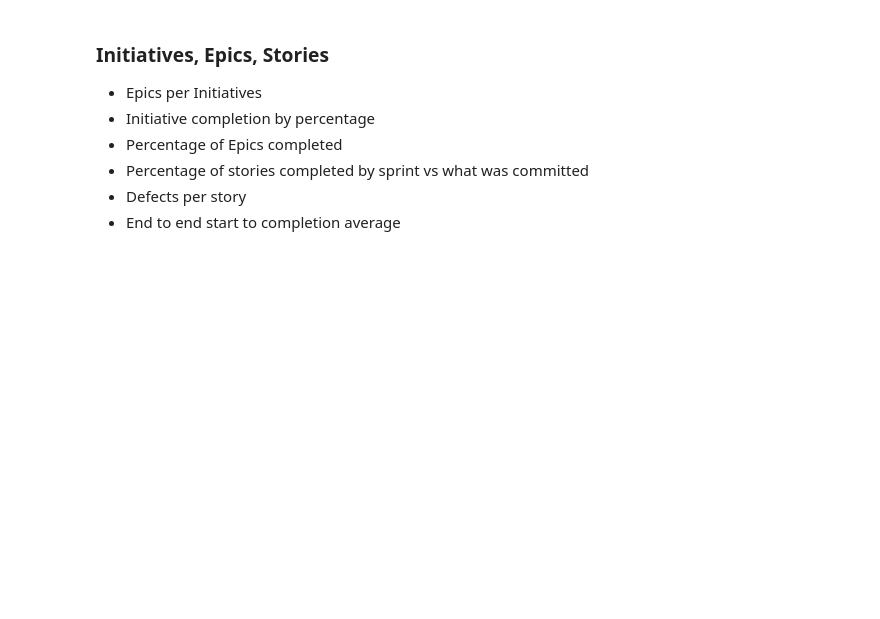
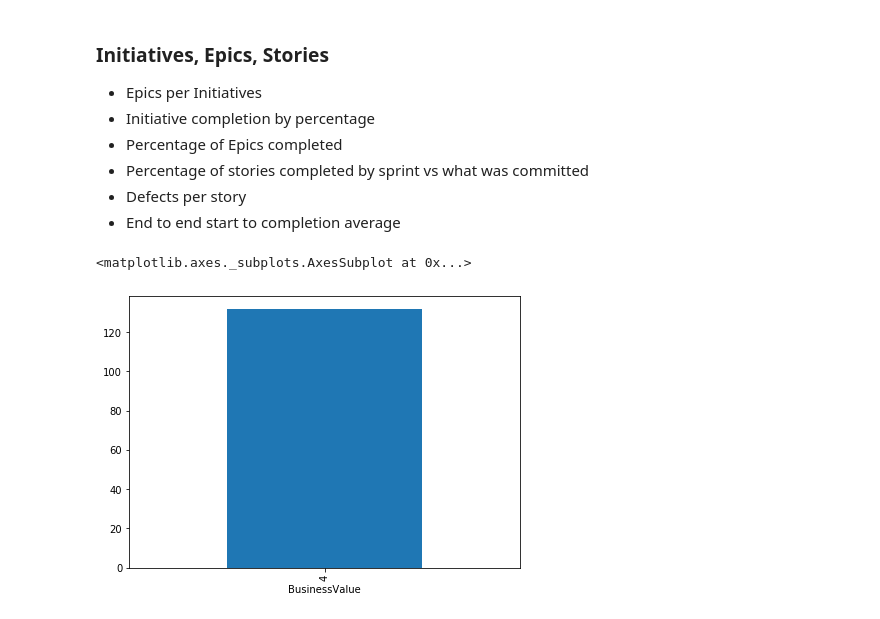
Before and after one commit to sedgewickmm18/mmfunctions, a Jupyter notebook: GithubIssueAnalysis.ipynb, the cells around one changed output. Saved outputs shown, nothing was run; the diff lists cells and outputs as text; code cells hidden in the pictures; blank space fills up the shorter version.

```diff
--- a/GithubIssueAnalysis.ipynb
+++ b/GithubIssueAnalysis.ipynb
@@ -169,3 +168,21 @@ interactive(children=(Dropdown(description='severity', options=(('sev1', 1), ('s
 - Percentage of stories completed by sprint vs what was committed
 - Defects per story
 - End to end start to completion average
+# %%
+# defect velocity since mid 2019
+StartWith = '2019-06-30'
+
+
+df_value = df.copy()
+df_value = df_value[df_value['Status'] == 'open']
+df_value = df_value[df_value['Type'] == 'Epic']
+#df_velocity = df_velocity[df_velocity['Created'] > StartWith]
+#df_velocity['Age_in_weeks'] = df_velocity['Closed'] - df_velocity['Created'] + pd.Timestamp('2020-01-01')
+#df_velocity = df_velocity[['Severity', 'Age_in_weeks']]
+
+
+df_vel = df_value[['BusinessValue','Risk']]
+df_vel.groupby(df_vel['BusinessValue']).count().plot(figsize=(7,5), kind='bar', legend=False)
+# %% [output]
+<matplotlib.axes._subplots.AxesSubplot at 0x...>
+[figure, added]
```
Also changed, not shown: parts of 5 cells of this notebook, 1 other file.
